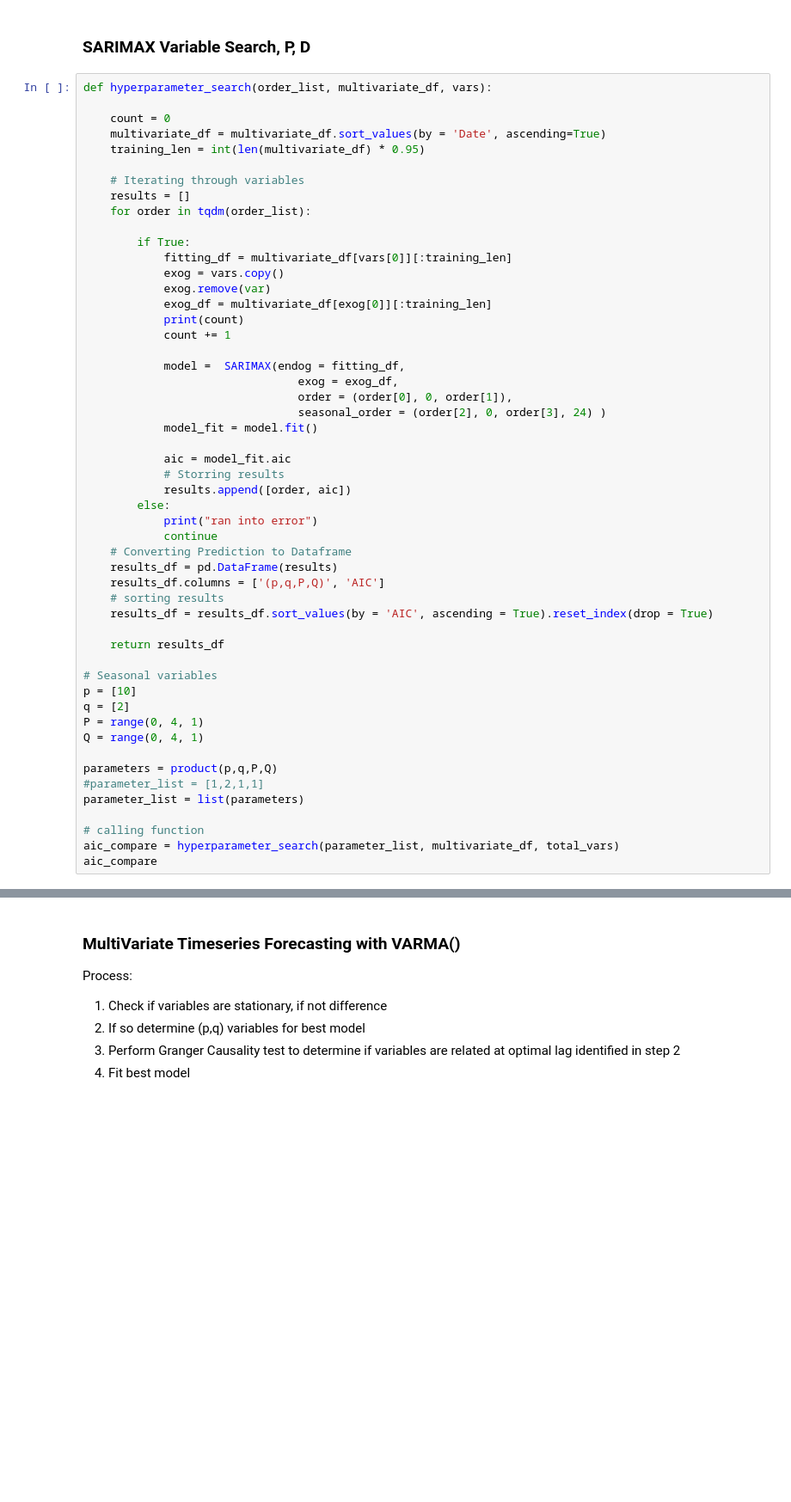
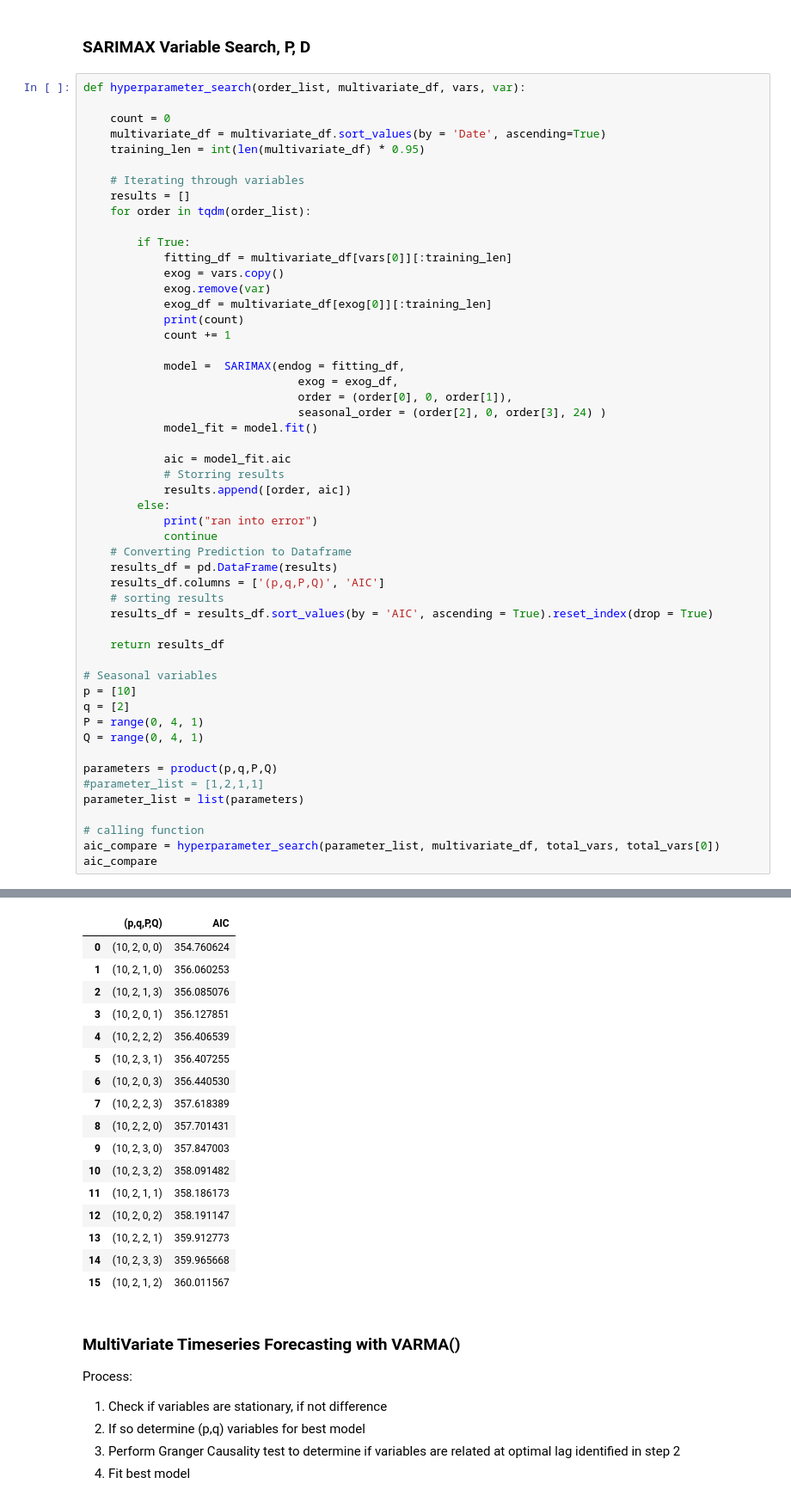
Before and after one commit to pinstripezebra/Air-Polution-Forecasting, a Jupyter notebook: aggregate_analysis.ipynb, the cells around one changed output, grey strips where cells are left out. Shown at 86% size. Drawn from its saved outputs; the diff is of its cells as text; blank space fills up the shorter version.

```diff
--- a/aggregate_analysis.ipynb
+++ b/aggregate_analysis.ipynb
@@ -500,7 +498,7 @@ graph_forecast(concatted_df_sarimax, "SARIMAX", total_vars)
 # %% [markdown]
 ### SARIMAX Variable Search, P, D
 # %%
-def hyperparameter_search(order_list, multivariate_df, vars):
+def hyperparameter_search(order_list, multivariate_df, vars, var):
 
     count = 0
     multivariate_df = multivariate_df.sort_values(by = 'Date', ascending=True)
@@ -549,7 +547,7 @@ parameters = product(p,q,P,Q)
 parameter_list = list(parameters)
 
 # calling function
-aic_compare = hyperparameter_search(parameter_list, multivariate_df, total_vars)
+aic_compare = hyperparameter_search(parameter_list, multivariate_df, total_vars, total_vars[0])
 aic_compare
 # %% [output]
 0
@@ -610,3 +569,20 @@ Maximum Likelihood optimization failed to converge. Check mle_retvals
+|  | (p,q,P,Q) | AIC |
+| 0 | (10, 2, 0, 0) | 354.760624 |
+| 1 | (10, 2, 1, 0) | 356.060253 |
+| 2 | (10, 2, 1, 3) | 356.085076 |
+| 3 | (10, 2, 0, 1) | 356.127851 |
+| 4 | (10, 2, 2, 2) | 356.406539 |
+| 5 | (10, 2, 3, 1) | 356.407255 |
+| 6 | (10, 2, 0, 3) | 356.440530 |
+| 7 | (10, 2, 2, 3) | 357.618389 |
+| 8 | (10, 2, 2, 0) | 357.701431 |
+| 9 | (10, 2, 3, 0) | 357.847003 |
+| 10 | (10, 2, 3, 2) | 358.091482 |
+| 11 | (10, 2, 1, 1) | 358.186173 |
+| 12 | (10, 2, 0, 2) | 358.191147 |
+| 13 | (10, 2, 2, 1) | 359.912773 |
+| 14 | (10, 2, 3, 3) | 359.965668 |
+| 15 | (10, 2, 1, 2) | 360.011567 |
 # %% [markdown]
 ### MultiVariate Timeseries Forecasting with VARMA()
 
```
Also changed, not shown: parts of 9 cells of this notebook, 1 other file.
